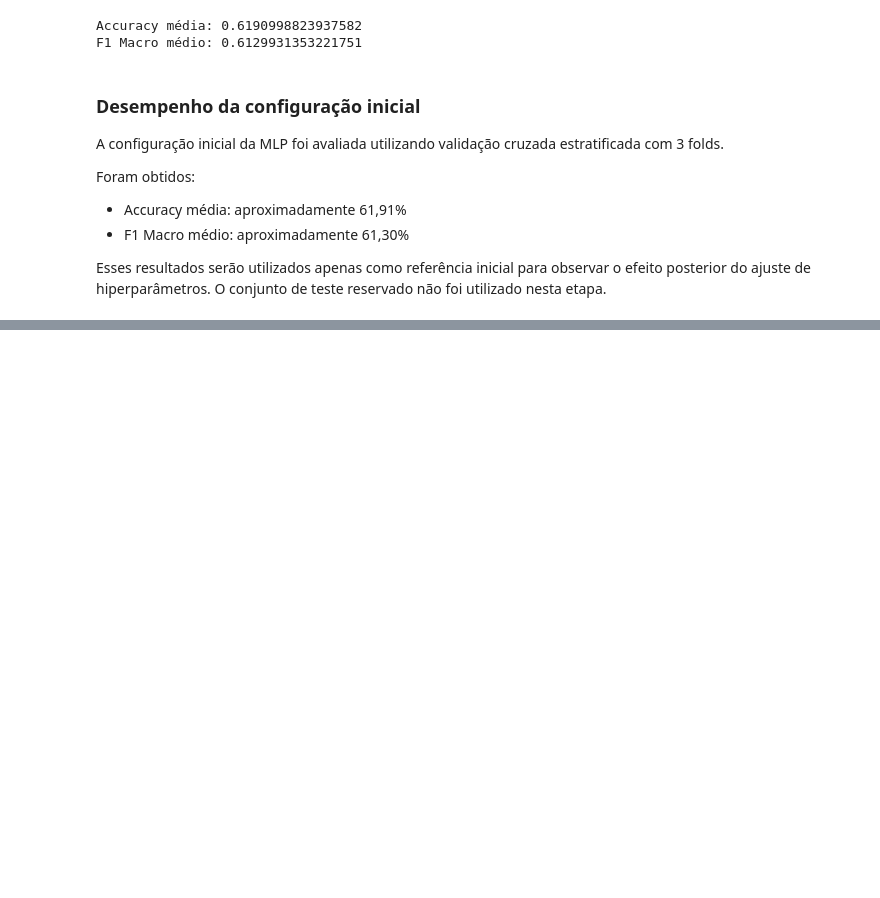
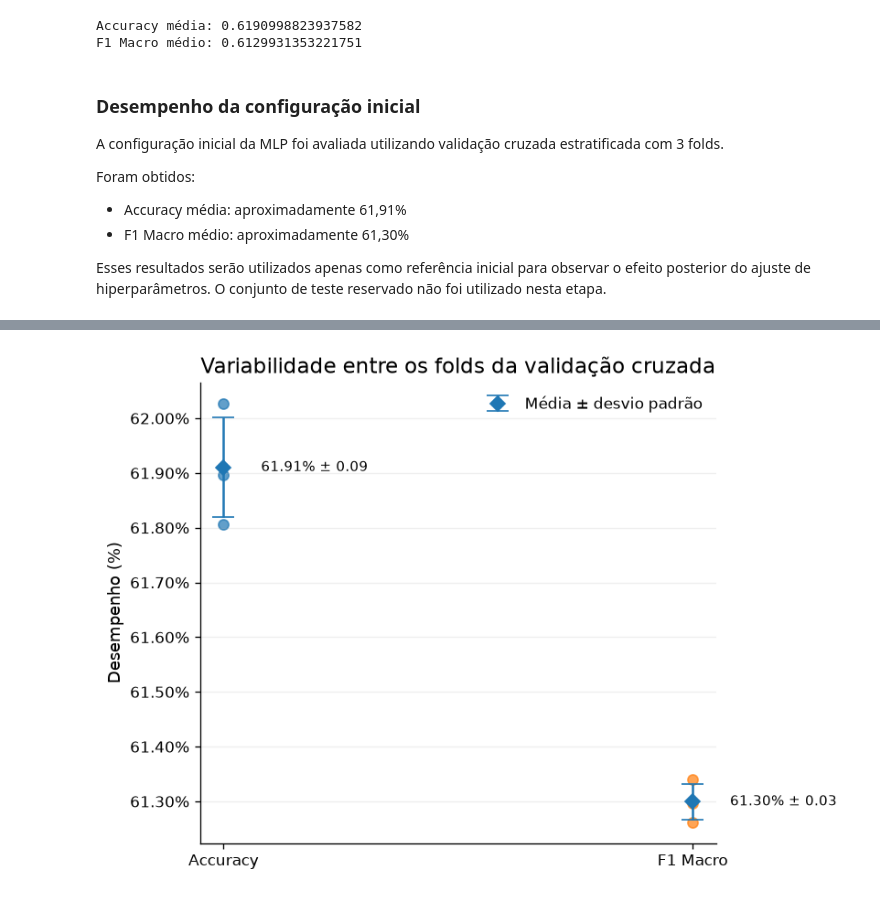
Before and after one commit to lianeheidemann/3d-mnist-mlp-optimization, a Jupyter notebook: Trabalho_MLP_3D_MNIST.ipynb, the cells around one changed output, grey strips where cells are left out. Saved outputs shown, nothing was run; the diff lists cells and outputs as text; code cells hidden in the pictures; blank space fills up the shorter version.

```diff
--- a/Trabalho_MLP_3D_MNIST.ipynb
+++ b/Trabalho_MLP_3D_MNIST.ipynb
@@ -285,0 +516,88 @@ return_train_score=True
+# %%
+# Mostra os resultados individuais dos folds juntamente com média e desvio padrão
+
+accuracy_folds = (
+    resultado_baseline["test_accuracy"] * 100
+)
+
+f1_folds = (
+    resultado_baseline["test_f1_macro"] * 100
+)
+
+dados_folds = [
+    accuracy_folds,
+    f1_folds
+]
+
+nomes = [
+    "Accuracy",
+    "F1 Macro"
+]
+
+medias = np.array([
+    accuracy_folds.mean(),
+    f1_folds.mean()
+])
+
+desvios = np.array([
+    accuracy_folds.std(),
+    f1_folds.std()
+])
+
+fig, ax = plt.subplots(figsize=(7, 5))
+
+for indice, valores in enumerate(dados_folds):
+    ax.scatter(
+        np.full(len(valores), indice),
+        valores,
+        s=45,
+        alpha=0.7
+    )
+
+ax.errorbar(
+    np.arange(len(nomes)),
+    medias,
+    yerr=desvios,
+    fmt="D",
+    markersize=7,
+    capsize=7,
+    label="Média ± desvio padrão"
+)
+
+ax.set_title("Variabilidade entre os folds da validação cruzada")
+ax.set_ylabel("Desempenho (%)")
+
+ax.set_xticks(
+    np.arange(len(nomes))
+)
+
+ax.set_xticklabels(nomes)
+
+ax.yaxis.set_major_formatter(
+    PercentFormatter(xmax=100)
+)
+
+ax.grid(
+    axis="y",
+    alpha=0.2
+)
+
+ax.legend(
+    frameon=False
+)
+
+for i, (media, desvio) in enumerate(
+    zip(medias, desvios)
+):
+    ax.text(
+        i + 0.08,
+        media,
+        f"{media:.2f}% ± {desvio:.2f}",
+        va="center",
+        fontsize=9
+    )
+
+plt.tight_layout()
+plt.show()
+# %% [output]
+[figure, added]
```
Also changed, not shown: parts of 10 cells of this notebook.
